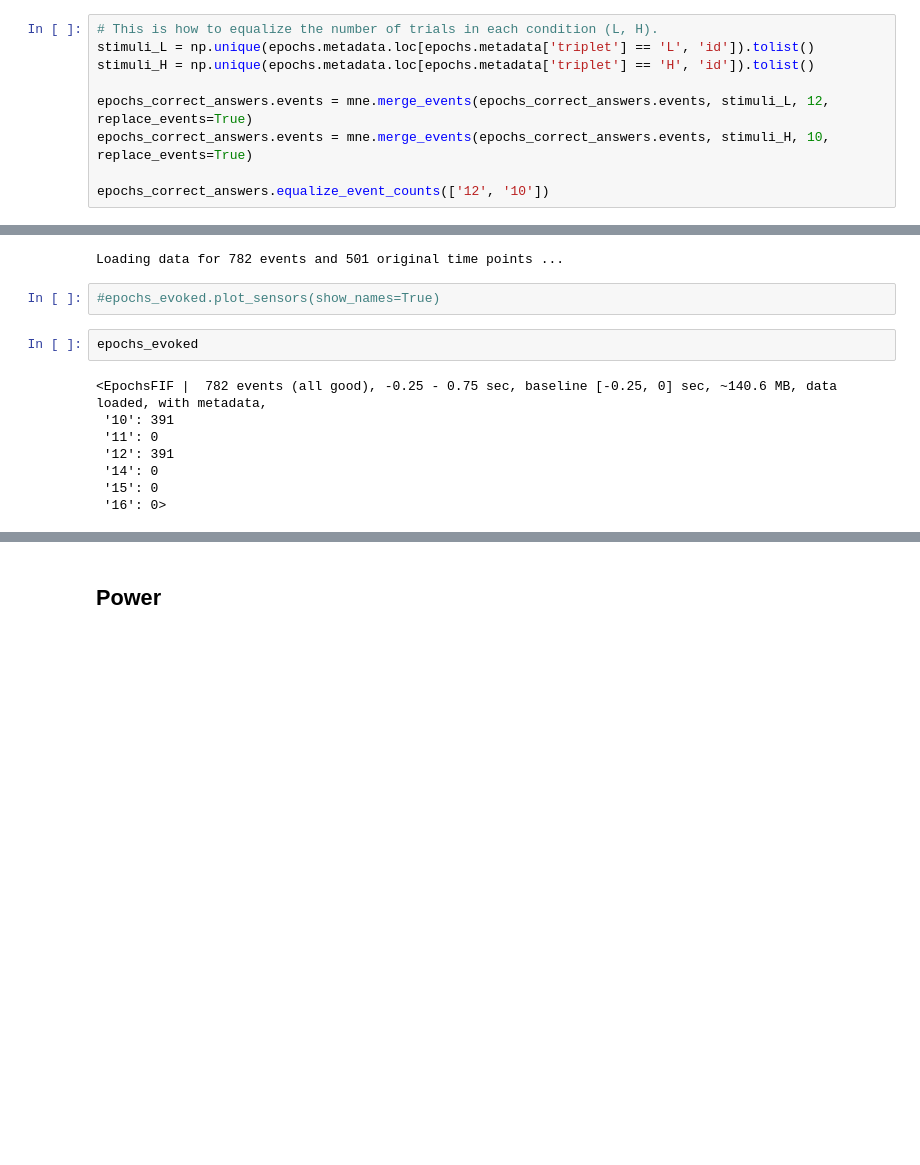
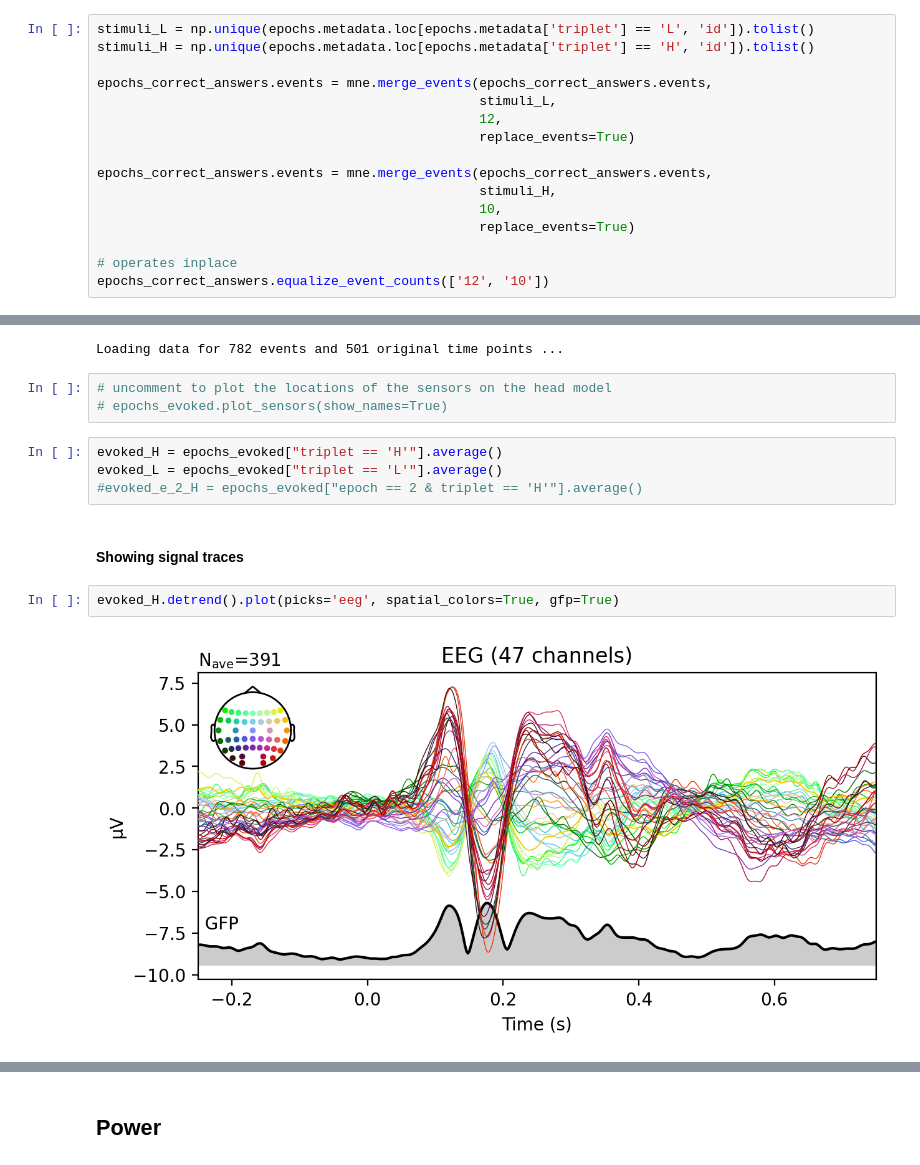
Before and after one commit to weiglszonja/meeg-tools, a Jupyter notebook: tutorials/time_frequency_analysis_tutorial.ipynb, the cells around one changed output, grey strips where cells are left out. Cells and saved outputs as stored; diff of their text form; blank space fills up the shorter version.

```diff
--- a/tutorials/time_frequency_analysis_tutorial.ipynb
+++ b/tutorials/time_frequency_analysis_tutorial.ipynb
@@ -40,12 +48,19 @@ epochs_correct_answers = epochs["answer == 'correct'"]
 # Do we need to equalize event counts??
 epochs_correct_answers.equalize_event_counts?
 # %%
-# This is how to equalize the number of trials in each condition (L, H).
 stimuli_L = np.unique(epochs.metadata.loc[epochs.metadata['triplet'] == 'L', 'id']).tolist()
 stimuli_H = np.unique(epochs.metadata.loc[epochs.metadata['triplet'] == 'H', 'id']).tolist()
 
-epochs_correct_answers.events = mne.merge_events(epochs_correct_answers.events, stimuli_L, 12, replace_events=True)
-epochs_correct_answers.events = mne.merge_events(epochs_correct_answers.events, stimuli_H, 10, replace_events=True)
+epochs_correct_answers.events = mne.merge_events(epochs_correct_answers.events,
+                                                 stimuli_L,
+                                                 12,
+                                                 replace_events=True)
 
+epochs_correct_answers.events = mne.merge_events(epochs_correct_answers.events,
+                                                 stimuli_H,
+                                                 10,
+                                                 replace_events=True)
+
+# operates inplace
 epochs_correct_answers.equalize_event_counts(['12', '10'])
 # %% [output]
@@ -77,14 +117,15 @@ epochs_evoked = epochs_correct_answers.copy().load_data().pick_channels(ch_names
 # %% [output]
 Loading data for 782 events and 501 original time points ...
 # %%
-#epochs_evoked.plot_sensors(show_names=True)
+# uncomment to plot the locations of the sensors on the head model
+# epochs_evoked.plot_sensors(show_names=True)
 # %%
-epochs_evoked
+evoked_H = epochs_evoked["triplet == 'H'"].average()
+evoked_L = epochs_evoked["triplet == 'L'"].average()
+#evoked_e_2_H = epochs_evoked["epoch == 2 & triplet == 'H'"].average()
-# %% [output]
-<EpochsFIF |  782 events (all good), -0.25 - 0.75 sec, baseline [-0.25, 0] sec, ~140.6 MB, data loaded, with metadata,
- '10': 391
- '11': 0
- '12': 391
- '14': 0
- '15': 0
- '16': 0>
+# %% [markdown]
+#### Showing signal traces
+# %%
+evoked_H.detrend().plot(picks='eeg', spatial_colors=True, gfp=True)
+# %% [output]
+[figure, added]
```
Also changed, not shown: parts of 29 cells of this notebook.
